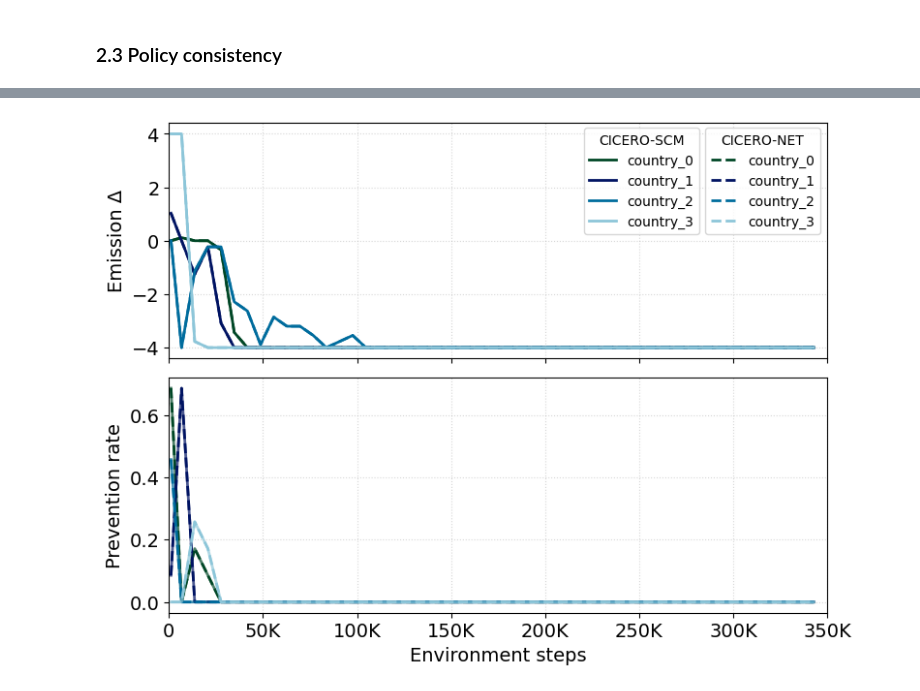
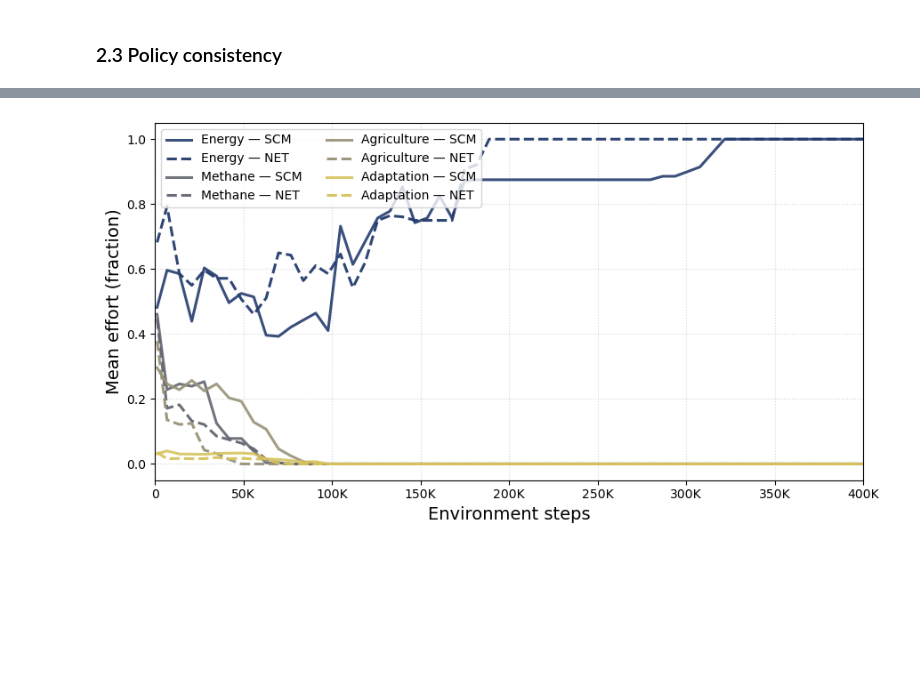
Before and after one commit to oskarbohnlassen/ciceroscm-surrogate, a Jupyter notebook: notebooks/marl_results.ipynb, the cells around one changed output, grey strips where cells are left out. Saved outputs shown, nothing was run; the diff lists cells and outputs as text; code cells hidden in the pictures; blank space fills up the shorter version.

```diff
--- a/notebooks/marl_results.ipynb
+++ b/notebooks/marl_results.ipynb
@@ -102,7 +112,28 @@ plot_policy_consistency(homogenous_scm_emission_delta, homogenous_net_emission_d
-# %%
-# Usage:
-plot_policy_consistency(heterogenous_scm_emission_delta, heterogenous_net_emission_delta,
-                        heterogenous_scm_prevention_rate, heterogenous_net_prevention_rate,
-                        steps_max=350_000, cmap="ocean", savefig = "plots/heterogenous_policy_consistency.pdf")
-# %% [output]
-[figure, removed]
+# %%
+lever_series = {
+    "energy": (homogenous_scm_energy, homogenous_net_energy),
+    "methane": (homogenous_scm_methane, homogenous_net_methane),
+    "agriculture": (homogenous_scm_agriculture, homogenous_net_agriculture),
+    "adaptation": (homogenous_scm_adaptation, homogenous_net_adaptation),
+}
+
+
+# plot_lever_consistency(
+#     lever_data=lever_series,
+#     action_mask=[1, 1, 1, 1],      # choose the levers you want to show
+#     agent_mask=[1, 1, 1, 1],       # choose which agents to include
+#     steps_max=400_000,
+#     cmap="ocean",
+#     savefig="plots/homogenous_lever_consistency.pdf",
+# )
+
+fig, ax = plot_lever_consistency_mean(
+    lever_series,
+    agent_mask=[1,1,1,1],           # include all agents
+    action_mask=[1,1,1,1],          # include all levers
+    steps_max=400_000,
+    smooth_window=0,             # optional smoothing
+    savefig="plots/lever_mean_consistency.png",
+)
+# %% [output]
+[figure, added]
```
Also changed, not shown: parts of 11 cells of this notebook, 51 other files.
